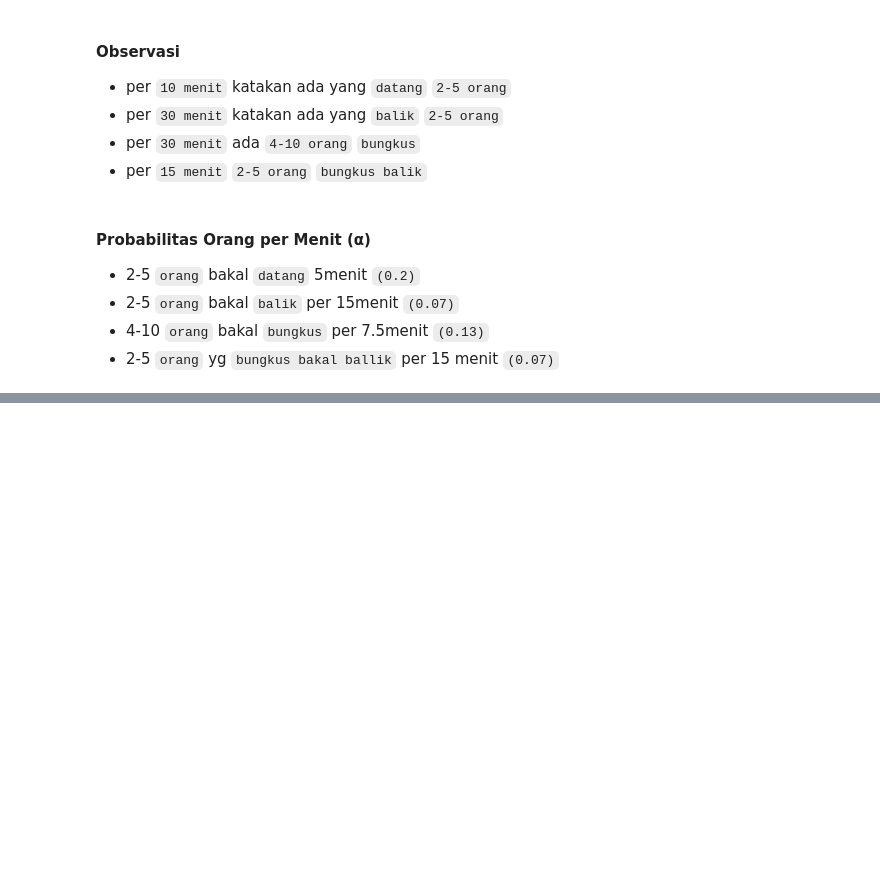
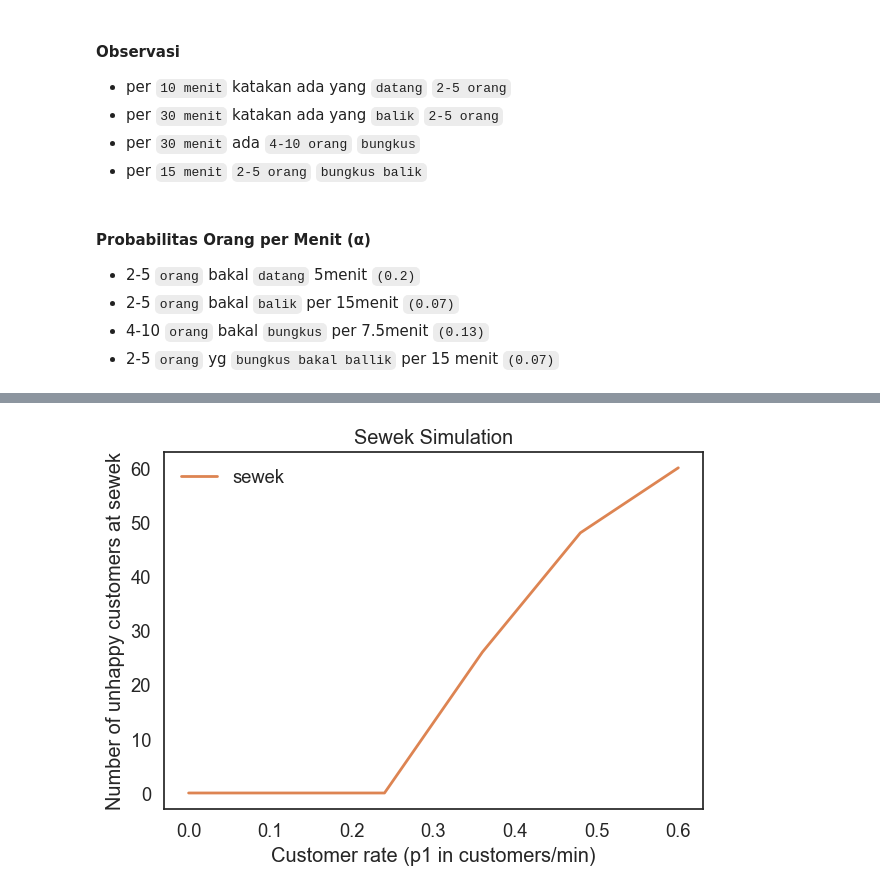
Before and after one commit to whisnumurtyga/sewek-simulation, a Jupyter notebook: swk-fix.ipynb, the cells around one changed output, grey strips where cells are left out. Drawn from its saved outputs; the diff is of its cells as text; code cells hidden in the pictures; blank space fills up the shorter version.

```diff
--- a/swk-fix.ipynb
+++ b/swk-fix.ipynb
@@ -147,0 +222,7 @@ def perbungkusan():
+# %%
+def run_simulation(p1, p2, p3, p4, num_steps, sim):
+    state = sim
+    for i in range(num_steps):
+        step(p1, p2, p3, p4)
+
+    return state
@@ -147,0 +250,21 @@ def perbungkusan():
+# %%
+p1 = linspace(0, 0.6, 6)
+p2 = linspace(0, 0.6, 6)
+p3 = linspace(0, 0.6, 6)
+p4 = linspace(0, 0.6, 6)
+sweep = SweepSeries()
+num_steps = 60
+
+sim = State(unesa=pop_unesa, itts=pop_itts, other=pop_other, swk=0, swk_empty=0, unesa_empty=0, itts_empty=0, other_empty=0, everyone_bungkus=0)
+
+for p in range(len(p1)):
+    final_state = run_simulation(p1[p], p2[p], p3[p], p4[p], num_steps, sim)
+    sweep[p1[p]] = final_state.swk_empty
+# %%
+sweep.plot(label='sewek', color='C1')
+
+decorate(title='Sewek Simulation',
+         xlabel='Customer rate (p1 in customers/min)',
+         ylabel='Number of unhappy customers at sewek')
+# %% [output]
+[figure, added]
```
Also changed, not shown: parts of 15 cells of this notebook, 2 other files.
